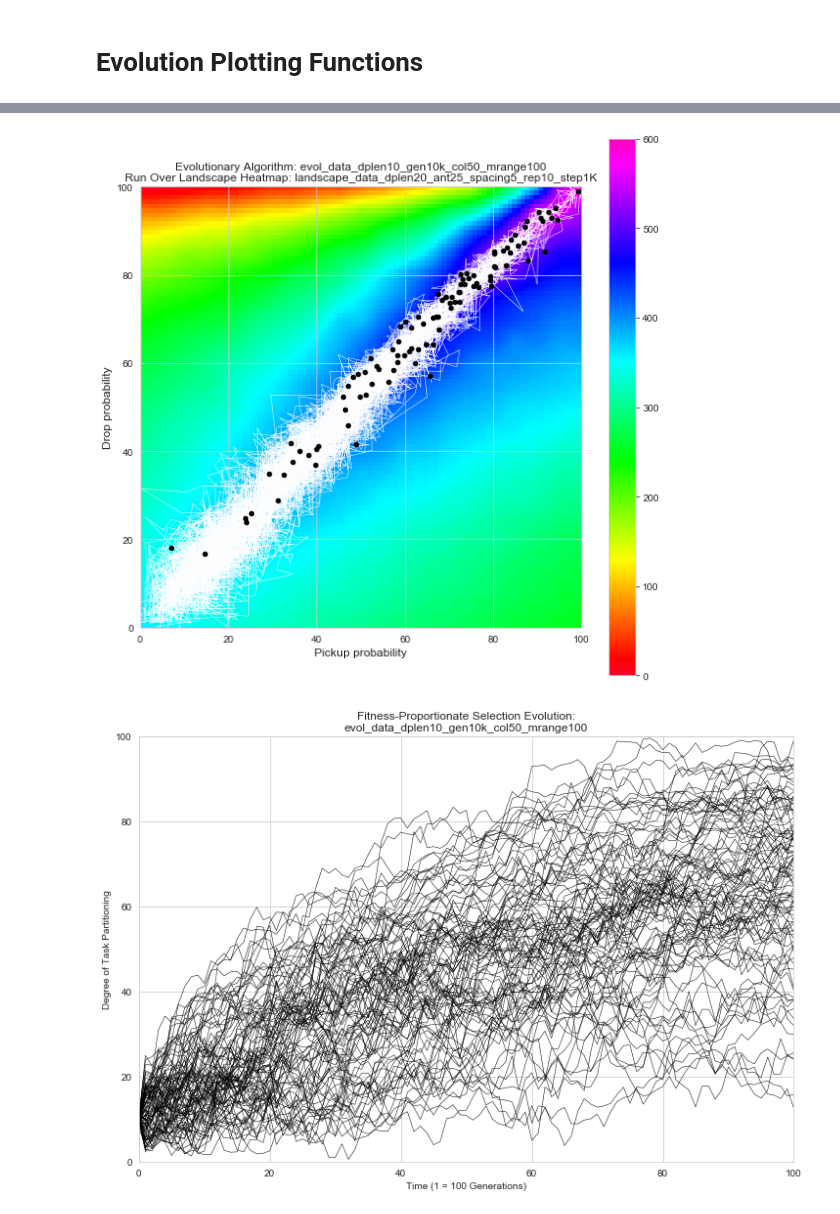
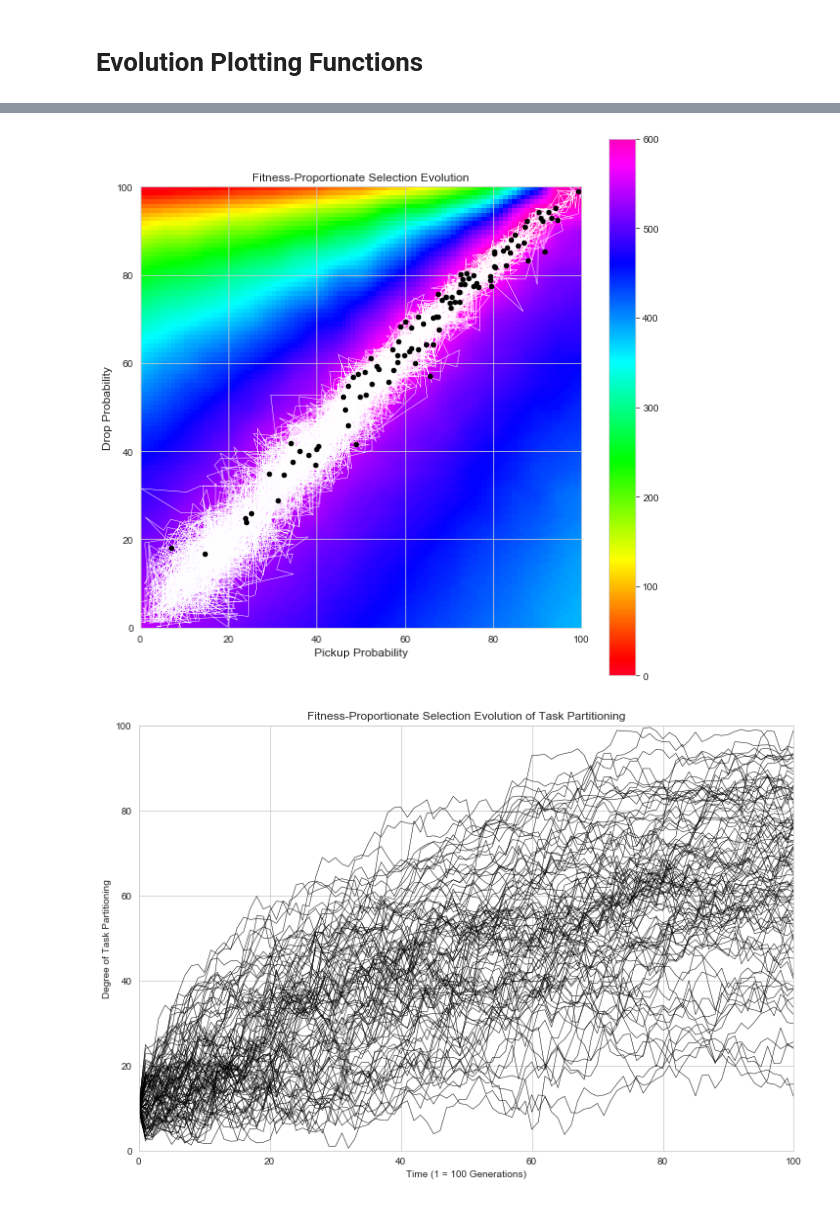
Before and after one commit to pgovoni21/ants-task-partitioning-ABM, a Jupyter notebook: evolution.ipynb, the cells around one changed output, grey strips where cells are left out. Drawn from its saved outputs; the diff is of its cells as text; code cells hidden in the pictures.

```diff
--- a/evolution.ipynb
+++ b/evolution.ipynb
@@ -124,8 +124,8 @@ def plot_heatmap(interpolated_data, max_min, title, z_min, z_max, cmap=plt.cm.gi
     # sets up figure
     _, ax = plt.subplots(figsize=(10, 10))
     ax.set_title(title)
-    ax.set_xlabel('Pickup probability', fontsize=12)
-    ax.set_ylabel('Drop probability', fontsize=12)
+    ax.set_xlabel('Pickup Probability', fontsize=12)
+    ax.set_ylabel('Drop Probability', fontsize=12)
 
     # plots heatmap according to color scheme, bounded in the x/y/z directions
     hm = ax.imshow(zi, interpolation='none', cmap=cmap,
@@ -662,14 +645,14 @@ def inner_evol_loop(num_generations, col_traits, traits_to_score,
 # %% [markdown]
 # Evolution Plotting Functions
 # %%
-def evolutionary_heatmap(interpolated_data, overall_evol_log, title):
+def evolutionary_heatmap(interpolated_data, overall_evol_log, z_max, title):
     """
     Plots heatmap with corresponding evolutionary trajectories where
     the colony trait values of each generation (inner_evol_loop) of each evolution (outer_evol_loop)
     are averaged and plotted as white trajectories and final values are plotted as black points
     """
     # plot background heatmap from interpolated data
-    plot_heatmap(interpolated_data, max_min=0, title=title, z_min=0, z_max=0)
+    plot_heatmap(interpolated_data, max_min=0, title=title, z_min=0, z_max=z_max)
 
     # unpack each evolution (outer loop) in data log
     final_pts = []
@@ -745,16 +728,20 @@ def task_partitioning_plot(overall_evol_log,title):
 # %%
-# call landscape data
-hm_title = 'landscape_data_dplen20_ant25_spacing5_rep10_step1K'
+"""
+plot final total output + trait cost heatmap, to be used in evolutionary trajectory plot below
+generate traits_to_score + interp_range from interpolated data matrices
+"""
+
+hm_title = 'landscape_data_dplen10_ant25_spacing5_rep10_step1K'
 master_data = pickle.load(open(hm_title,'rb'))
 
-# plot gradient arrow heatmap
+plot_max = 600
+
 data_cost = linear_cost(master_data, 0.3, apply_pp_cost=True, apply_dp_cost=False, plot_cost=False)
 interp_data_cost = interpolate(data_cost, 'linear')
 gradient_arrow_heatmap(interp_data_cost, max_min=0,
-    title=f'Final Total Cost (Trait Cost Applied):\n{hm_title}',
-    z_max=0, normalize=True, vanishing_arrows=True, arrow_size=.5)
+    title=f'Final Total Output (Trait Cost Applied)',
+    z_max=plot_max, normalize=True, vanishing_arrows=True, arrow_size=.5)
 
-# calculate traits_to_score + interp_range, tools necessary for evolutionary loops
 traits_to_score = interpolation_dictionary(interp_data_cost)
 interp_range = interpolation_range_extract(interp_data_cost)
 # %% [output]
@@ -787,16 +773,15 @@ evol_data = outer_evol_loop(
 evol_title = 'evol_data_dplen10_gen10k_col50_mrange100'
 pickle.dump(evol_data,open(evol_title,'wb'))
 # %%
-# load data
 evol_title = 'evol_data_dplen10_gen10k_col50_mrange100'
 evol_data = pickle.load(open(evol_title,'rb'))
 
-# plot evolutionary trajectories on top of heatmap
-final_pts = evolutionary_heatmap(interp_data_cost, evol_data,
-            title=f'Evolutionary Algorithm: {evol_title}\nRun Over Landscape Heatmap: {hm_title}')
+# plot evolutionary trajectories over the fitness landscape heatmap
+final_pts = evolutionary_heatmap(interp_data_cost, evol_data, z_max=plot_max,
+            title=f'Fitness-Proportionate Selection Evolution')
 
-# combine the traits into 'degree of task partitioning' + plot evolutionary trajectories vs. time
-task_partitioning_plot(evol_data,f'Fitness-Proportionate Selection Evolution:\n{evol_title}')
+# plot evolutionary trajectories as progression towards a fully task-partitioned state
+task_partitioning_plot(evol_data,f'Fitness-Proportionate Selection Evolution of Task Partitioning')
 # %% [output]
-[figure, old version]
+[figure, new version]
-[figure, old version]
+[figure, new version]
```
Also changed, not shown: parts of 20 cells of this notebook, 12 other files.
